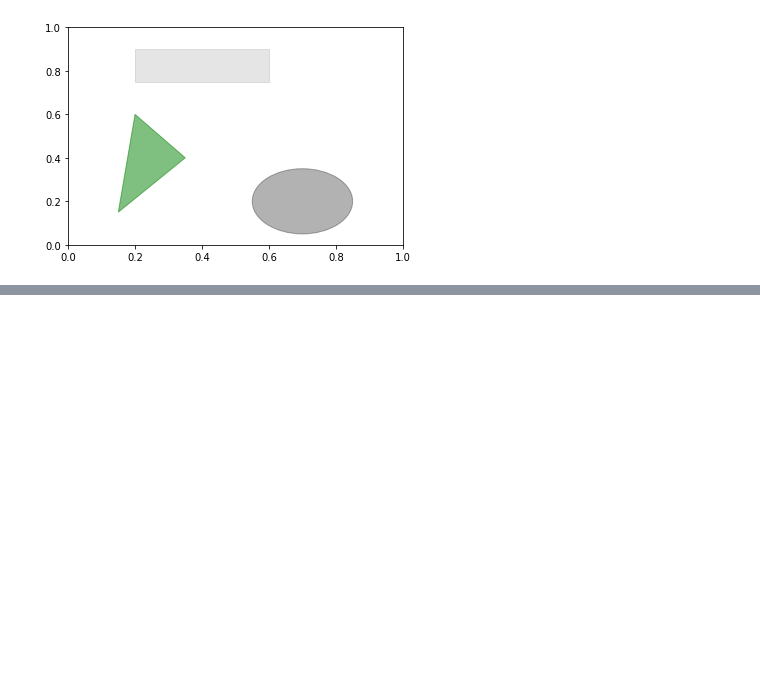
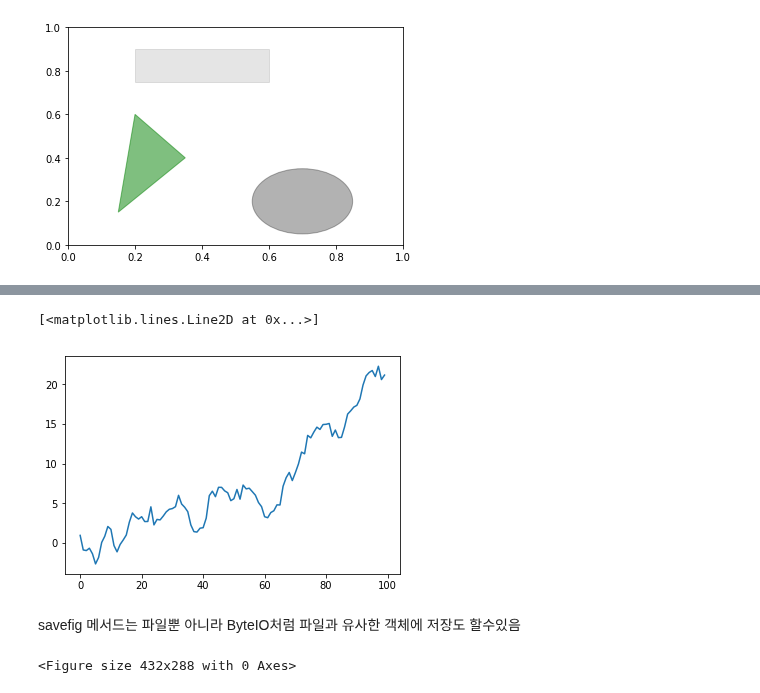
Before and after one commit to Suhwan-Ji/Study_DataScience, a Jupyter notebook: DataAnalysis/Ch09. 그래프와 시각화.ipynb, the cells around one changed output, grey strips where cells are left out. Cells and saved outputs as stored; diff of their text form; code cells hidden in the pictures; blank space fills up the shorter version.

```diff
--- a/DataAnalysis/Ch09. 그래프와 시각화.ipynb
+++ b/DataAnalysis/Ch09. 그래프와 시각화.ipynb
@@ -232,0 +238,7 @@ ax.add_patch(pgon)
+# %%
+fig ,axe = plt.subplots(1,1)
+axe.plot(np.random.randn(100).cumsum())
+plt.show()
+# %% [output]
+[<matplotlib.lines.Line2D at 0x...>]
+[figure, added]
@@ -232,0 +247,9 @@ ax.add_patch(pgon)
+# %% [markdown]
+savefig 메서드는 파일뿐 아니라 ByteIO처럼 파일과 유사한 객체에 저장도 할수있음
+# %%
+from io import BytesIO
+buffer = BytesIO()
+plt.savefig(buffer)
+plot_data = buffer.getvalue()
+# %% [output]
+<Figure size 432x288 with 0 Axes>
```
Also changed, not shown: parts of 44 cells of this notebook.
